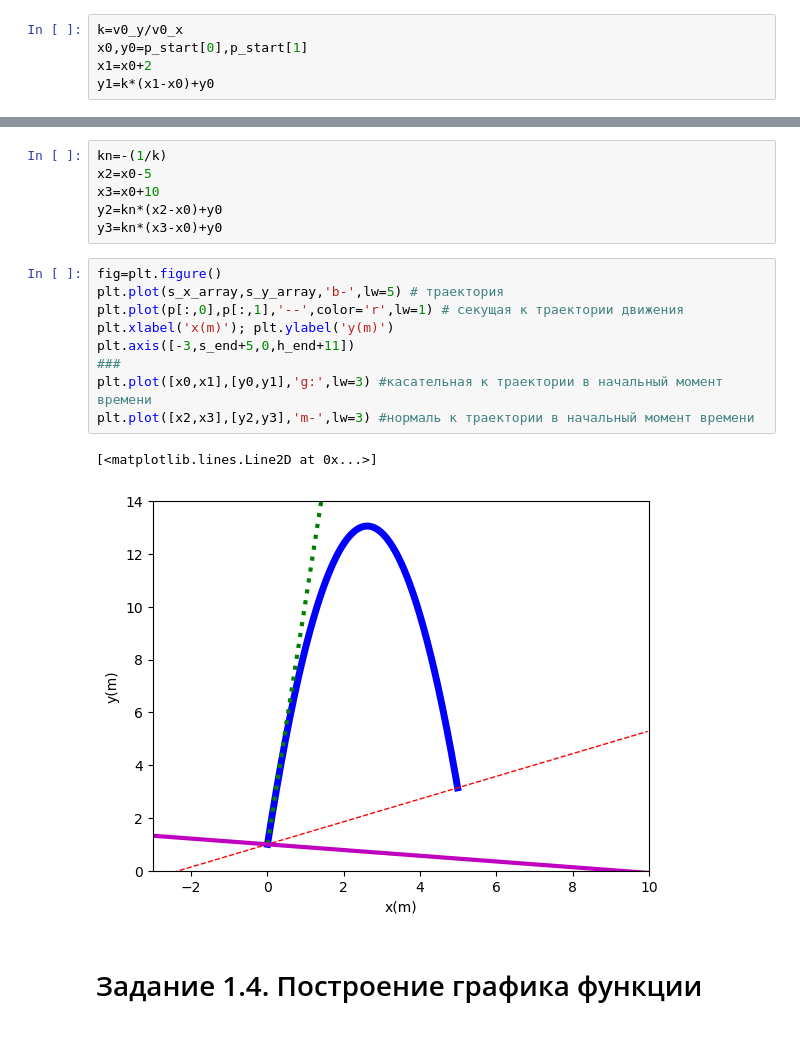
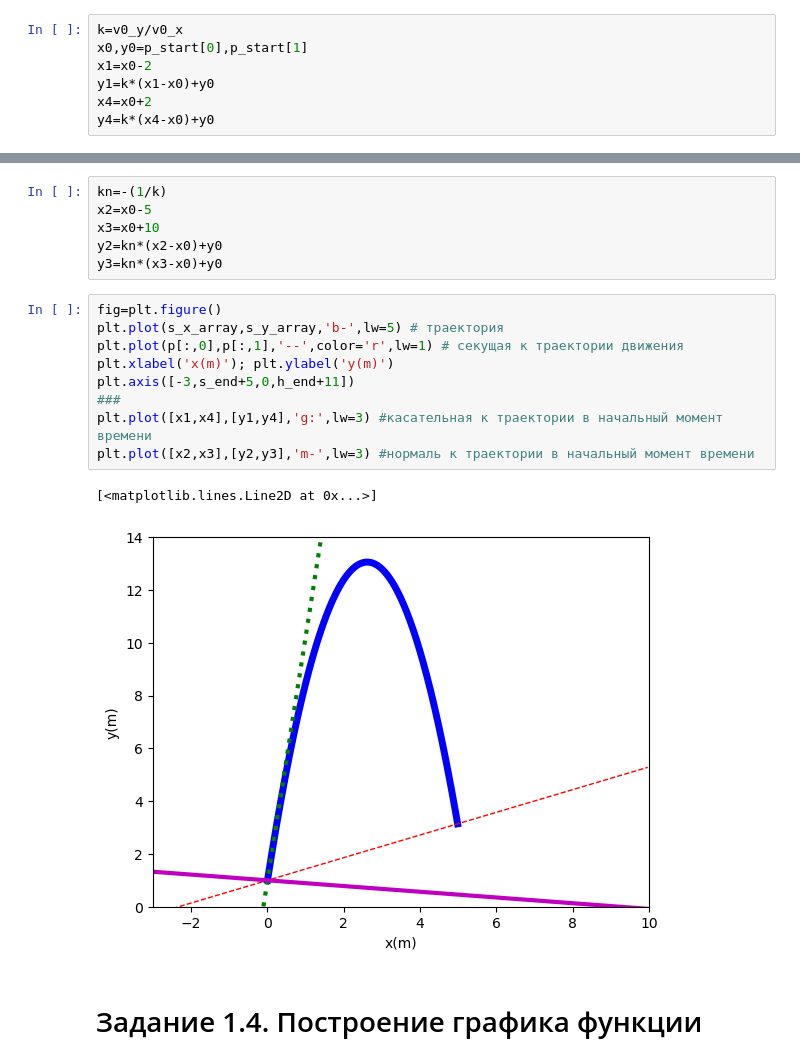
Before and after one commit to losospovs/rental, a Jupyter notebook: KM2_Lb01_Fedorenko_1.ipynb, the cells around one changed output, grey strips where cells are left out. Drawn from its saved outputs; the diff is of its cells as text.

Commit message:
changes in tangent graph

```diff
--- a/KM2_Lb01_Fedorenko_1.ipynb
+++ b/KM2_Lb01_Fedorenko_1.ipynb
@@ -269,8 +269,10 @@ $$\color{red}\text{Постройте график касательной пря
 # %%
 k=v0_y/v0_x
 x0,y0=p_start[0],p_start[1]
-x1=x0+2
+x1=x0-2
 y1=k*(x1-x0)+y0
+x4=x0+2
+y4=k*(x4-x0)+y0
 # %% [markdown]
 $$\color{red}\text{Поясните откуда k }$$
 # %% [markdown]
@@ -294,15 +296,15 @@ y3=kn*(x3-x0)+y0
 # %%
 fig=plt.figure()
 plt.plot(s_x_array,s_y_array,'b-',lw=5) # траектория
 plt.plot(p[:,0],p[:,1],'--',color='r',lw=1) # секущая к траектории движения
 plt.xlabel('x(m)'); plt.ylabel('y(m)')
 plt.axis([-3,s_end+5,0,h_end+11])
 ###
-plt.plot([x0,x1],[y0,y1],'g:',lw=3) #касательная к траектории в начальный момент времени
+plt.plot([x1,x4],[y1,y4],'g:',lw=3) #касательная к траектории в начальный момент времени
 plt.plot([x2,x3],[y2,y3],'m-',lw=3) #нормаль к траектории в начальный момент времени
 # %% [output]
 [<matplotlib.lines.Line2D at 0x...>]
-[figure, old version]
+[figure, new version]
 # %% [markdown]
 # Задание 1.4. Построение графика функции
 # %% [markdown]
```
